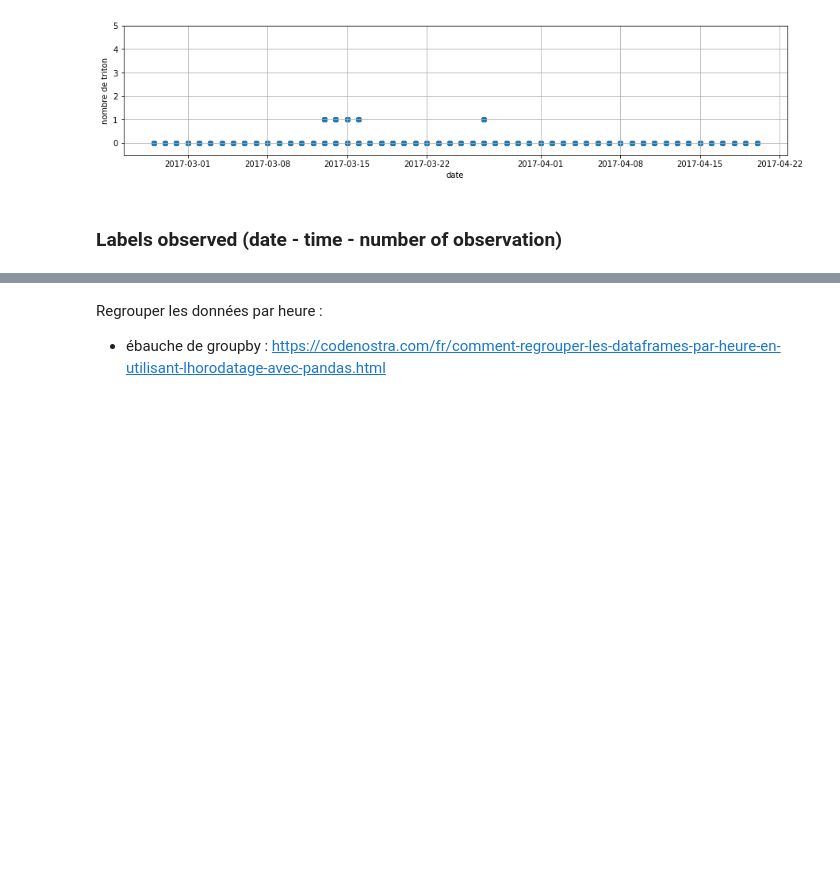
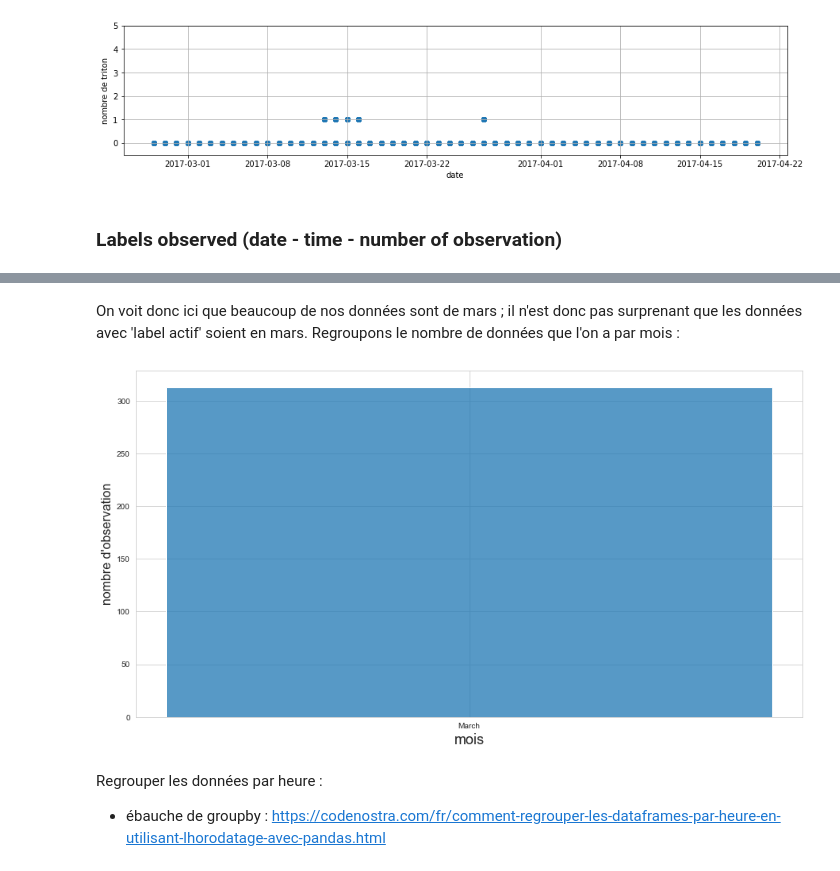
Before and after one commit to student-GML/crapauduc, a Jupyter notebook: labels_counts_analysis.ipynb, the cells around one changed output, grey strips where cells are left out. Cells and saved outputs as stored; diff of their text form; code cells hidden in the pictures; blank space fills up the shorter version.

```diff
--- a/labels_counts_analysis.ipynb
+++ b/labels_counts_analysis.ipynb
@@ -176,0 +222,13 @@ plt.show()
+# %% [markdown]
+On voit donc ici que beaucoup de nos données sont de mars ; il n'est donc pas surprenant que les données avec 'label actif' soient en mars. Regroupons le nombre de données que l'on a par mois :
+# %%
+plt.figure(figsize=(15,8))
+
+sns.histplot(data=df_activated_label, x='mois')
+
+plt.xlabel('mois', fontsize=18)
+plt.ylabel('nombre d\'observation', fontsize=16)
+
+plt.show()
+# %% [output]
+[figure, added]
```
Also changed, not shown: parts of 13 cells of this notebook.
